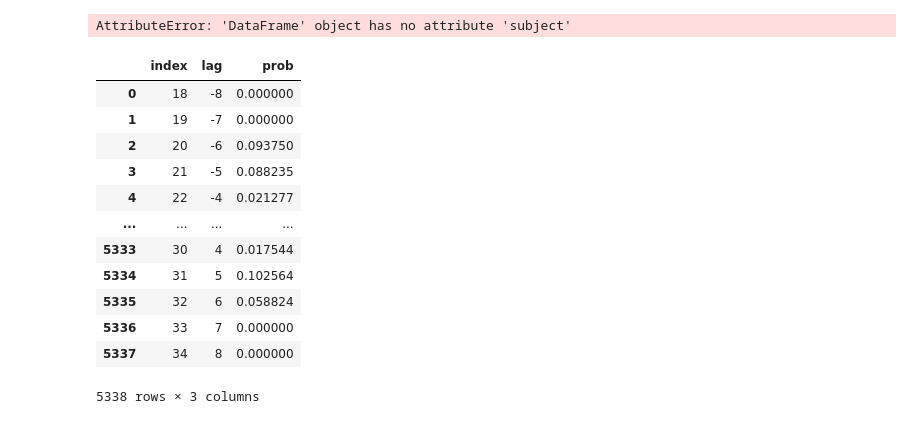
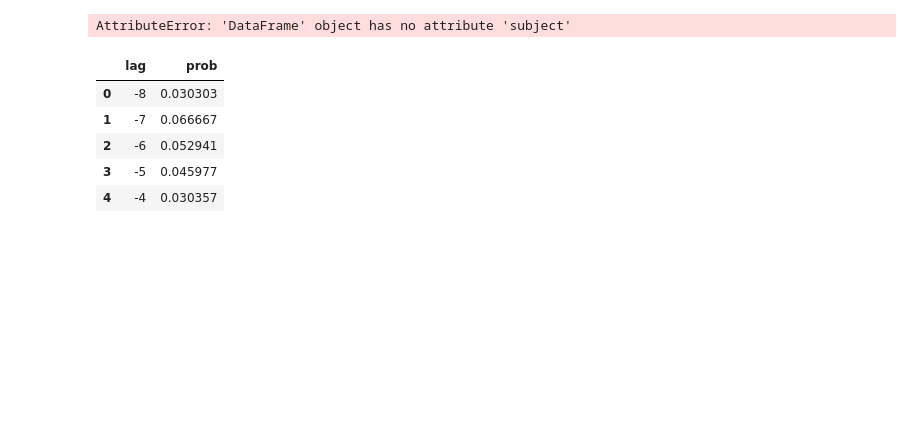
Before and after one commit to radrogue1/RepFR_analyses, a Jupyter notebook: all_min_crp.ipynb, the cells around one changed output. Cells and saved outputs as stored; diff of their text form; code cells hidden in the pictures; blank space fills up the shorter version.

```diff
--- a/all_min_crp.ipynb
+++ b/all_min_crp.ipynb
@@ -47,17 +47,11 @@ scalp.reset_index().subject.nunique(), hosp.reset_index().subject.nunique(), mtu
 # %% [output]
 AttributeError: 'DataFrame' object has no attribute 'subject'
 # %%
+hosp.head()
 # %% [output]
-|  | index | lag | prob |
-| 0 | 18 | -8 | 0.000000 |
-| 1 | 19 | -7 | 0.000000 |
-| 2 | 20 | -6 | 0.093750 |
-| 3 | 21 | -5 | 0.088235 |
-| 4 | 22 | -4 | 0.021277 |
-| ... | ... | ... | ... |
-| 5333 | 30 | 4 | 0.017544 |
-| 5334 | 31 | 5 | 0.102564 |
-| 5335 | 32 | 6 | 0.058824 |
-| 5336 | 33 | 7 | 0.000000 |
-| 5337 | 34 | 8 | 0.000000 |
+|  | lag | prob |
+| 0 | -8 | 0.030303 |
+| 1 | -7 | 0.066667 |
+| 2 | -6 | 0.052941 |
+| 3 | -5 | 0.045977 |
+| 4 | -4 | 0.030357 |
-5338 rows × 3 columns
```
Also changed, not shown: parts of 1 cell of this notebook, 19 other files.
